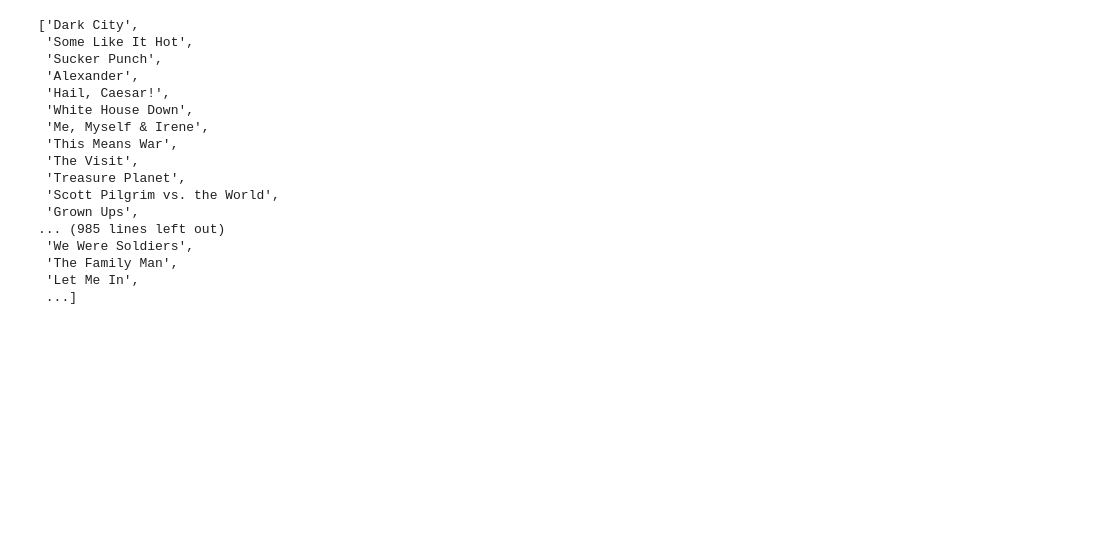
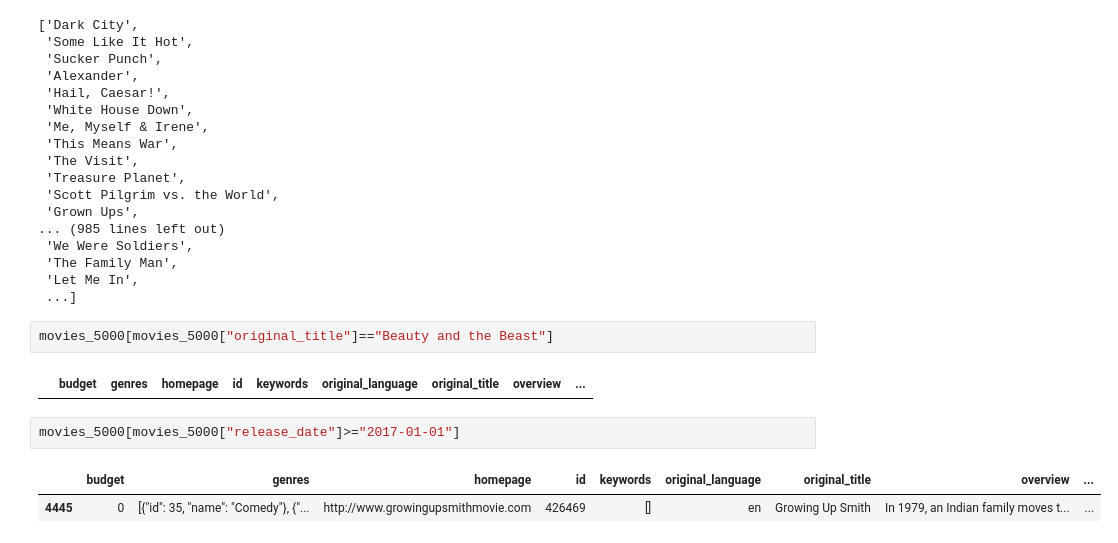
Before and after one commit to Alessine/cineman_streamlit_app, a Jupyter notebook: notebooks/220124_reduce_num_movies.ipynb, the cells around one changed output. Cells and saved outputs as stored; diff of their text form; blank space fills up the shorter version.

```diff
--- a/notebooks/220124_reduce_num_movies.ipynb
+++ b/notebooks/220124_reduce_num_movies.ipynb
@@ -71,3 +71,12 @@ movies_5000.loc[750:,"original_title"].tolist()
  'The Family Man',
  'Let Me In',
  ...]
+# %%
+movies_5000[movies_5000["original_title"]=="Beauty and the Beast"]
+# %% [output]
+|  | budget | genres | homepage | id | keywords | original_language | original_title | overview | ... |
+# %%
+movies_5000[movies_5000["release_date"]>="2017-01-01"]
+# %% [output]
+|  | budget | genres | homepage | id | keywords | original_language | original_title | overview | ... |
+| 4445 | 0 | [{"id": 35, "name": "Comedy"}, {"... | http://www.growingupsmithmovie.com | 426469 | [] | en | Growing Up Smith | In 1979, an Indian family moves t... | ... |
```
Also changed, not shown: 1 other file.
